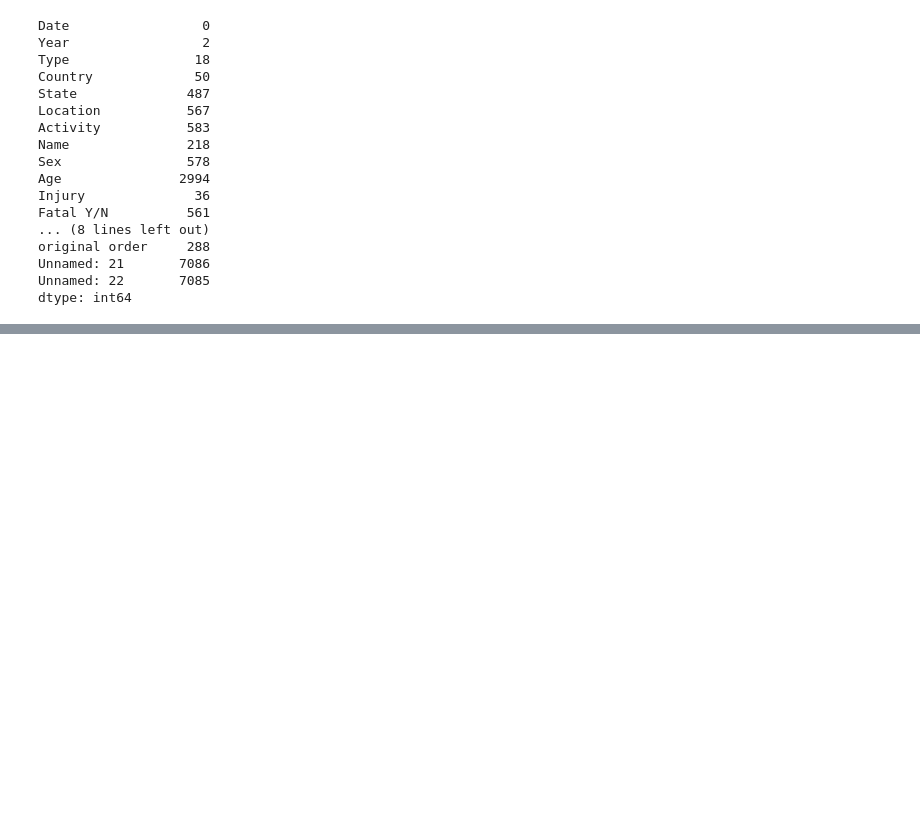
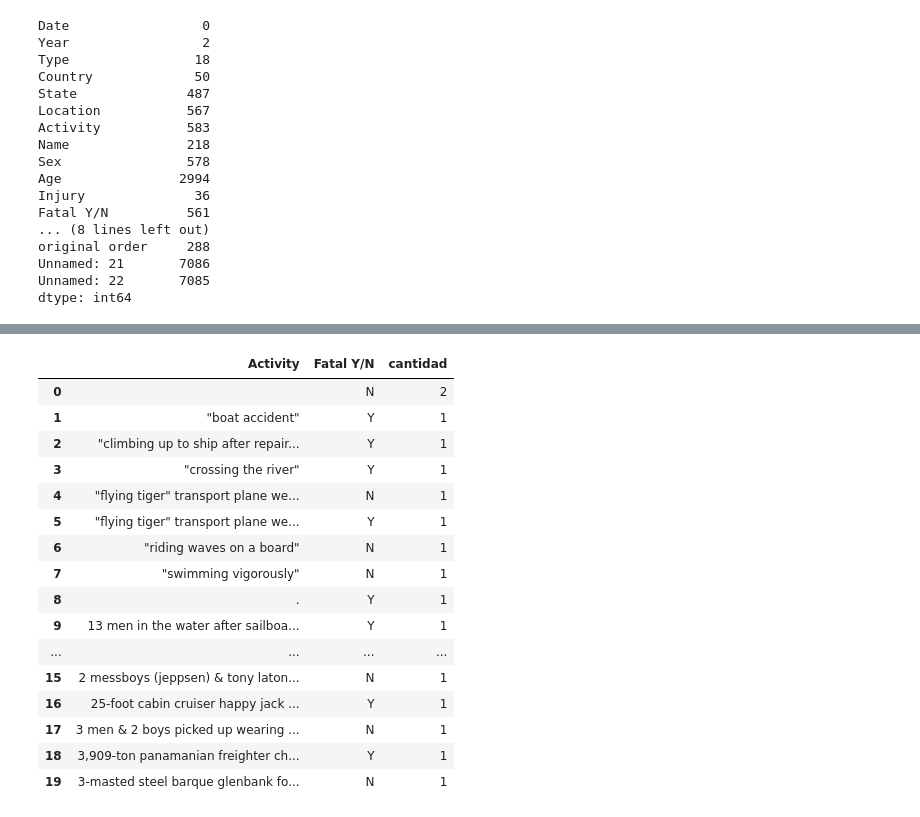
Before and after one commit to gabrieleb76-bot/Shark_Attacks_New, a Jupyter notebook: Shark_Attacks.ipynb, the cells around one changed output, grey strips where cells are left out. Cells and saved outputs as stored; diff of their text form; code cells hidden in the pictures; blank space fills up the shorter version.

```diff
--- a/Shark_Attacks.ipynb
+++ b/Shark_Attacks.ipynb
@@ -103,2 +120,0 @@ dtype: int64
-# %%
-df = df.dropna(subset=["Fatal Y/N"]) # elimino filas que no tengan datos o valores o que no me sirvan
@@ -311,0 +227,21 @@ POR EPOCA DEL AÑO:
+# %%
+activity_fatality = df.groupby(["Activity","Fatal Y/N"]).size().reset_index(name="cantidad")
+activity_fatality.head(20)
+# %% [output]
+|  | Activity | Fatal Y/N | cantidad |
+| 0 |  | N | 2 |
+| 1 | "boat accident" | Y | 1 |
+| 2 | "climbing up to ship after repair... | Y | 1 |
+| 3 | "crossing the river" | Y | 1 |
+| 4 | "flying tiger" transport plane we... | N | 1 |
+| 5 | "flying tiger" transport plane we... | Y | 1 |
+| 6 | "riding waves on a board" | N | 1 |
+| 7 | "swimming vigorously" | N | 1 |
+| 8 | . | Y | 1 |
+| 9 | 13 men in the water after sailboa... | Y | 1 |
+| ... | ... | ... | ... |
+| 15 | 2 messboys (jeppsen) & tony laton... | N | 1 |
+| 16 | 25-foot cabin cruiser happy jack ... | Y | 1 |
+| 17 | 3 men & 2 boys picked up wearing ... | N | 1 |
+| 18 | 3,909-ton panamanian freighter ch... | Y | 1 |
+| 19 | 3-masted steel barque glenbank fo... | N | 1 |
```
Also changed, not shown: parts of 62 cells of this notebook.
